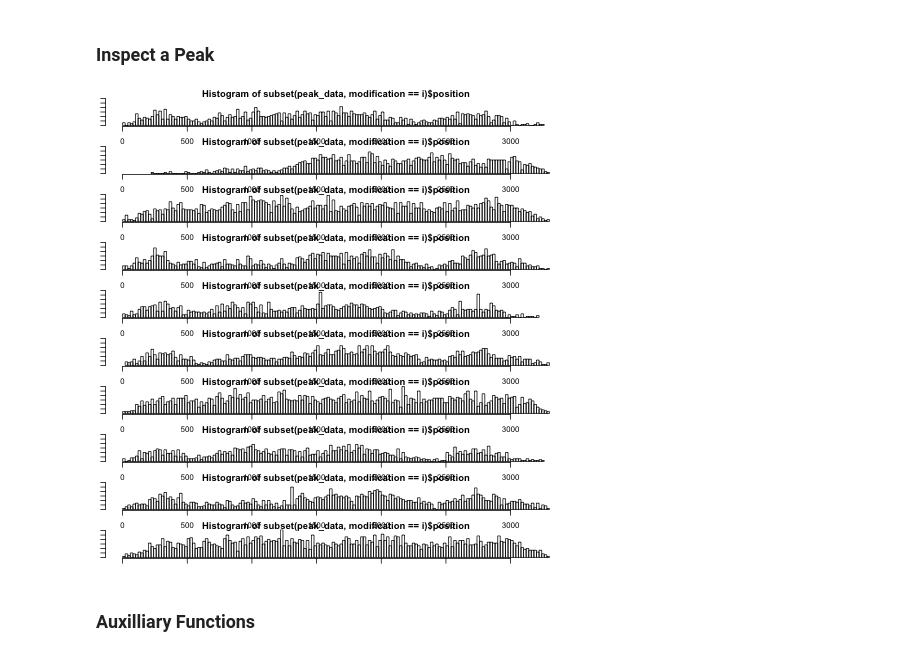
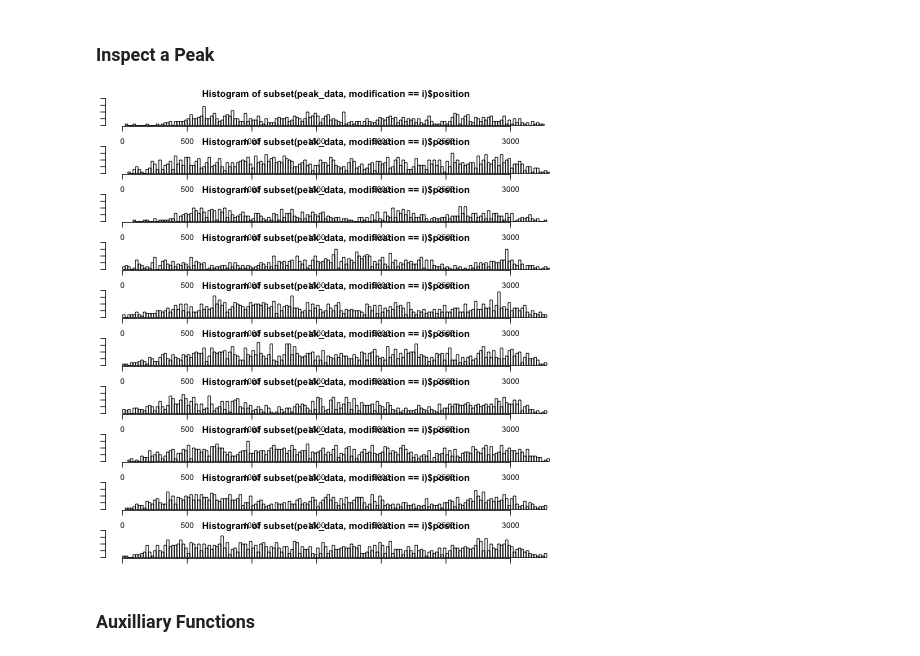
Before and after one commit to ntanmayee/MMDEpiCluster, a Jupyter notebook: Experiment_NB/Data Analysis.ipynb, the cells around one changed output. Cells and saved outputs as stored; diff of their text form; code cells hidden in the pictures.

Commit message:
First working iteration of data analysis

```diff
--- a/Experiment_NB/Data Analysis.ipynb
+++ b/Experiment_NB/Data Analysis.ipynb
@@ -17,20 +17,20 @@ library(NbClust)
 ### Lets set the experiment WD and simulation WD
 # %%
 %%R
-exp_wd <- "Name"
-sim_wd <- "~/Documents/GitHub/MMDEpiCluster/Experiment_NB/Simulation_result/Experiment One"
+exp_wd <- "~/Documents/GitHub/MMDEpiCluster/Experiment_NB/Experiment_out/test2"
+sim_wd <- "~/Documents/GitHub/MMDEpiCluster/Experiment_NB/Simulation_result/test2/Experiment_test2_1"
 # %% [markdown]
 ### Inspect a Peak
 # %%
 %%R
 peak_data<-data.frame(read.csv(paste0(sim_wd,"/","pattern_0/peak_0/data.csv")))
 par(mfrow=c(10,1))
 par(mar=c(1,1,1,1))
 for (i in 0:9) {
-    hist(subset(peak_data,modification==i)$position, xlim=c(0,3300), ylim = c(0, 30), breaks=200)
+    hist(subset(peak_data,modification==i)$position, xlim=c(0,3300), ylim = c(0, 20), breaks=200)
 }
 # %% [output]
-[figure, old version]
+[figure, new version]
 # %% [markdown]
 ### Auxilliary Functions
 # %%
```
Also changed, not shown: parts of 2 cells of this notebook.
